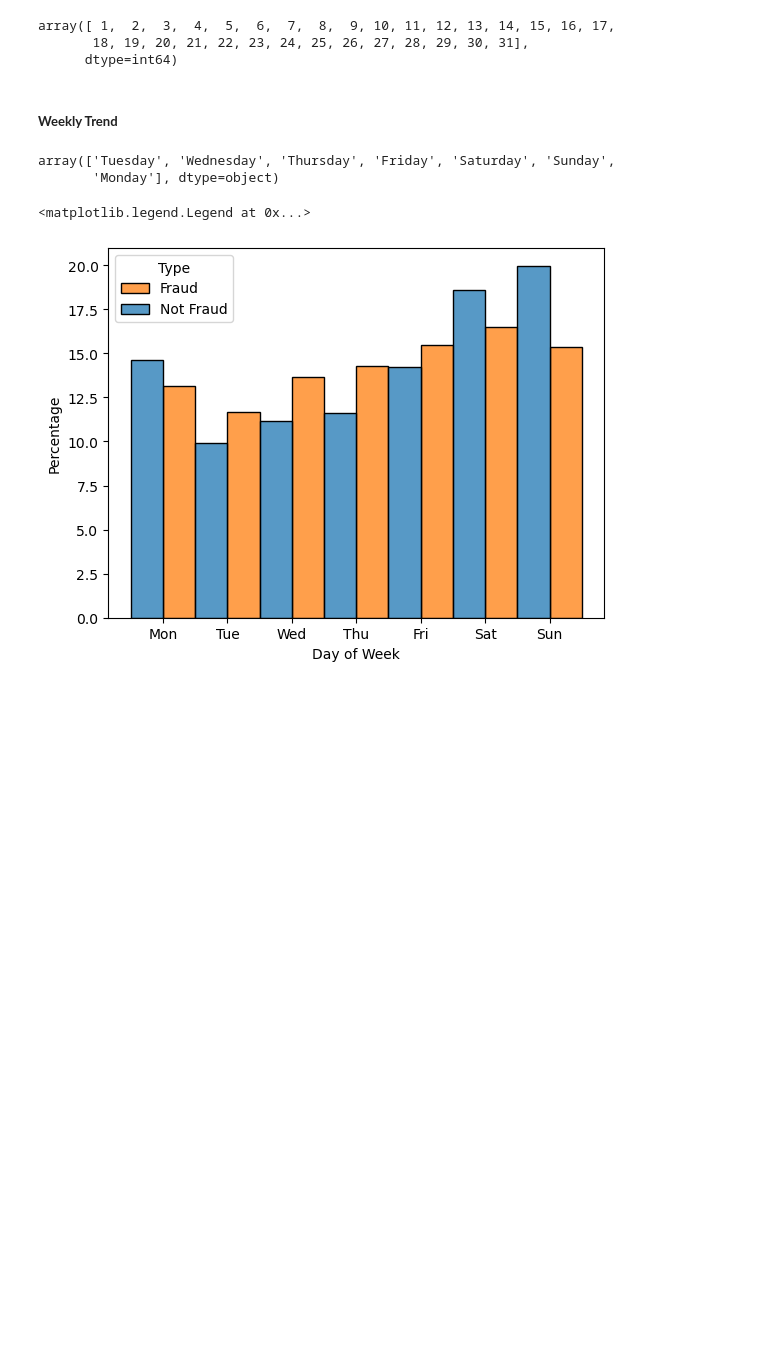
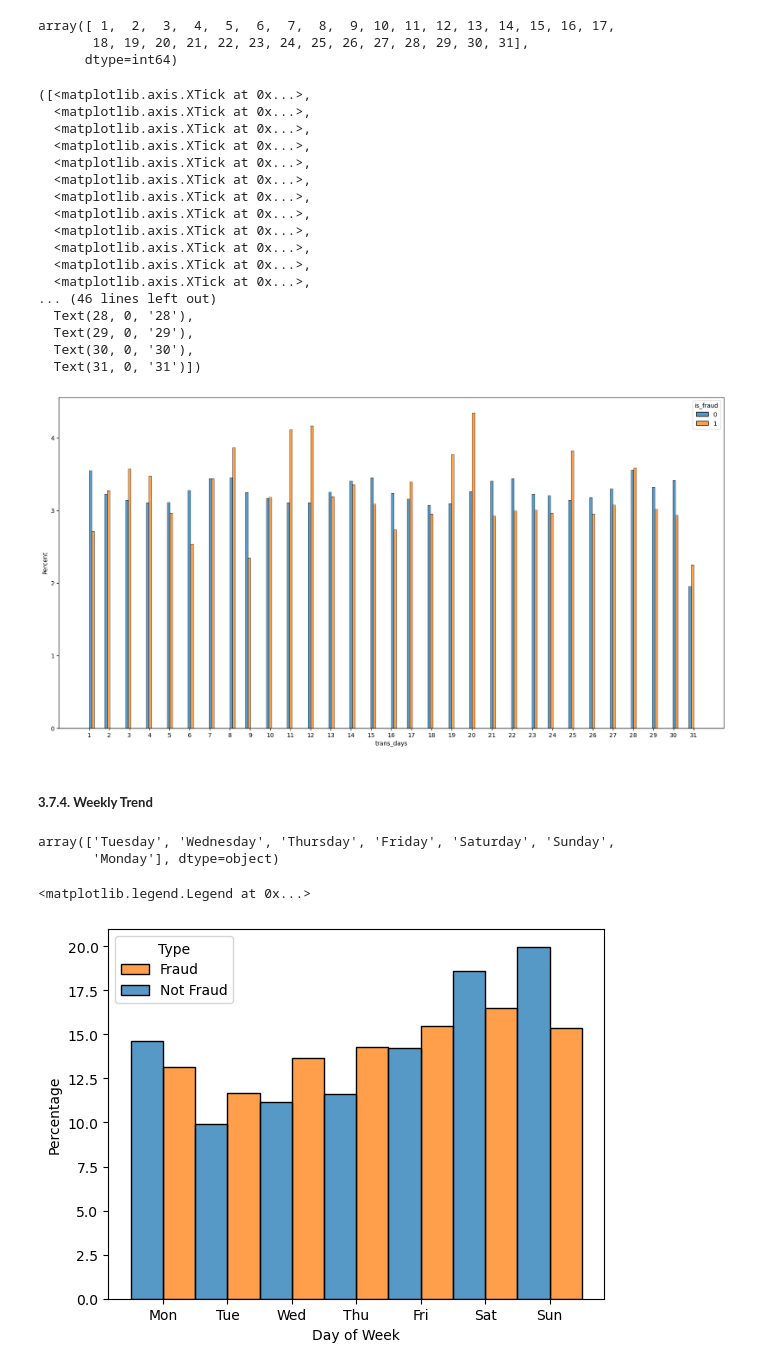
Before and after one commit to sabheen9/Capstone2-Credit-Card-Fraud-Detection, a Jupyter notebook: Credit Card Fraud Detection/notebooks/EDA.ipynb, the cells around one changed output. Saved outputs shown, nothing was run; the diff lists cells and outputs as text; code cells hidden in the pictures; blank space fills up the shorter version.

```diff
--- a/Credit Card Fraud Detection/notebooks/EDA.ipynb
+++ b/Credit Card Fraud Detection/notebooks/EDA.ipynb
@@ -248,8 +248,31 @@ data['trans_days'].unique()
 array([ 1,  2,  3,  4,  5,  6,  7,  8,  9, 10, 11, 12, 13, 14, 15, 16, 17,
        18, 19, 20, 21, 22, 23, 24, 25, 26, 27, 28, 29, 30, 31],
       dtype=int64)
+# %%
+plt.figure(figsize=(20,10))
+ax=sns.histplot(data=data,x='trans_days',hue="is_fraud",common_norm=False,stat='percent',multiple='dodge')
+plt.xticks(np.arange(1,32,1))
+# %% [output]
+([<matplotlib.axis.XTick at 0x...>,
+  <matplotlib.axis.XTick at 0x...>,
+  <matplotlib.axis.XTick at 0x...>,
+  <matplotlib.axis.XTick at 0x...>,
+  <matplotlib.axis.XTick at 0x...>,
+  <matplotlib.axis.XTick at 0x...>,
+  <matplotlib.axis.XTick at 0x...>,
+  <matplotlib.axis.XTick at 0x...>,
+  <matplotlib.axis.XTick at 0x...>,
+  <matplotlib.axis.XTick at 0x...>,
+  <matplotlib.axis.XTick at 0x...>,
+  <matplotlib.axis.XTick at 0x...>,
+... (46 lines left out)
+  Text(28, 0, '28'),
+  Text(29, 0, '29'),
+  Text(30, 0, '30'),
+  Text(31, 0, '31')])
+[figure, added]
 # %% [markdown]
-##### **Weekly Trend**
+##### **3.7.4. Weekly Trend**
 # %%
 data['trans_week_days']=data['trans_date_trans_time'].dt.day_name()
 data['trans_week_days'].unique()
```
Also changed, not shown: parts of 7 cells of this notebook.
